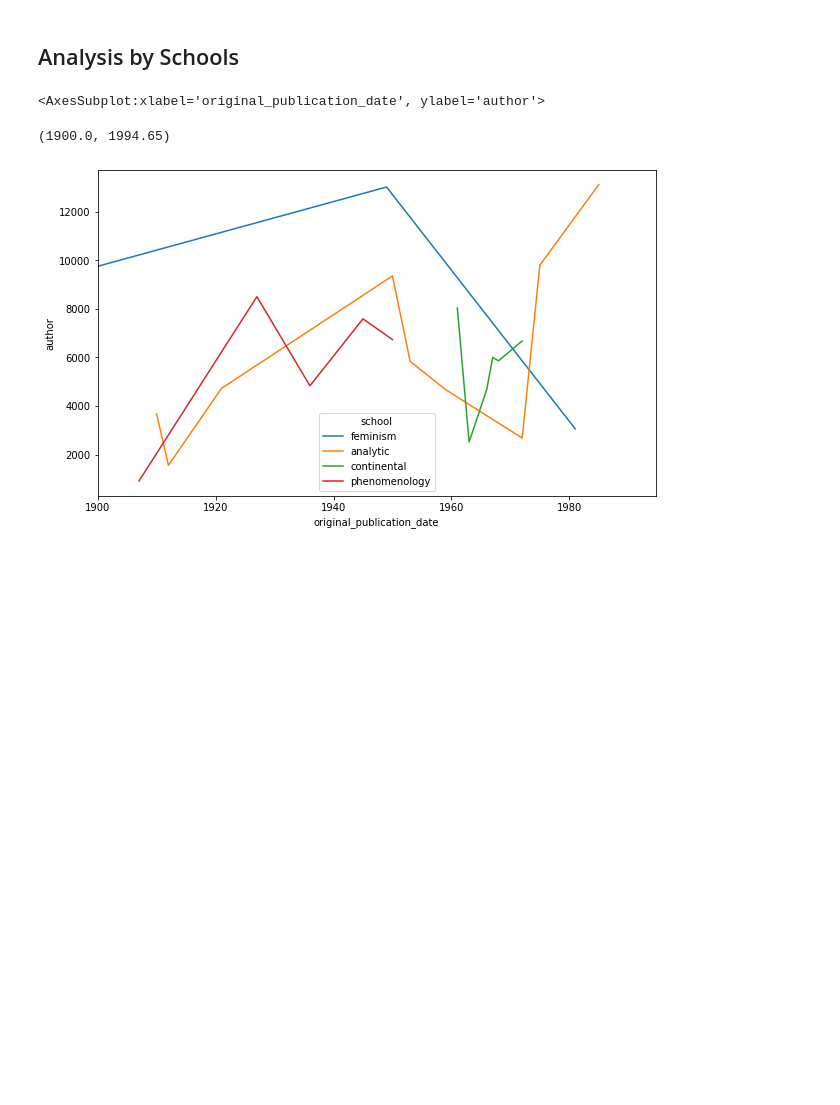
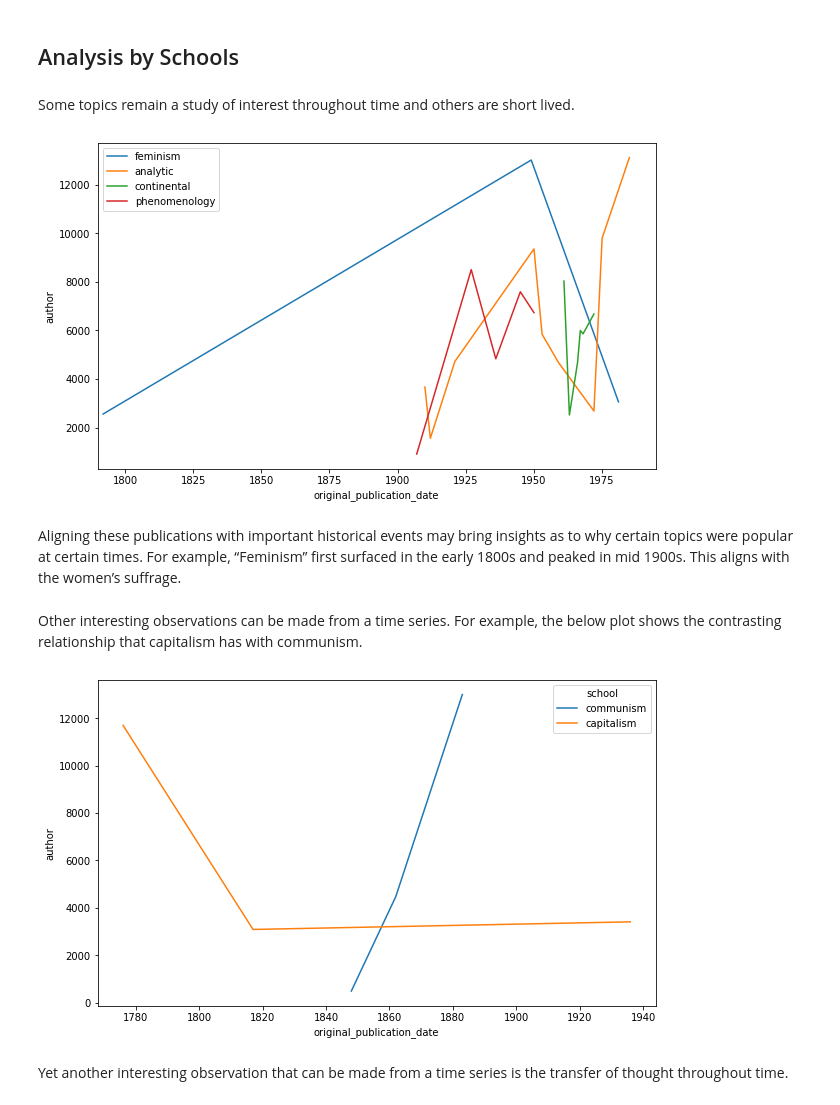
Before and after one commit to woonsupkim/NLP_Philosophy_DataStory, a Jupyter notebook: Project1.ipynb, the cells around one changed output. Saved outputs shown, nothing was run; the diff lists cells and outputs as text; code cells hidden in the pictures; blank space fills up the shorter version.

```diff
--- a/Project1.ipynb
+++ b/Project1.ipynb
@@ -254,6 +227,7 @@ sns.countplot(y = 'author', data = df_stoicism, palette = 'flare')
 # %% [markdown]
 ## Analysis by Schools
 # %%
+df_modern = df2[df2['original_publication_date'] >= 1000]
 df_time = df_modern.groupby(["school",'original_publication_date'])['author'].count().reset_index()
 
 df_time_1900 = df_time[df_time['original_publication_date'] >= 1900]
@@ -271,15 +245,28 @@ df_time_2 = pd.concat([df_time[df_time['school'] == 'communism'], df_time[df_tim
 # fig,ax = plt.subplots()
 # fig.set_size_inches(10,6)
 # sns.lineplot(x='original_publication_date', y= 'author', hue = 'school', data = df_time);
+# %% [markdown]
+Some topics remain a study of interest throughout time and others are short lived.
+# %%
+fig,ax = plt.subplots()
+fig.set_size_inches(10,6)
+sns.lineplot(x='original_publication_date', y= 'author', hue = 'school', data = df_time_1900);
+ax.set_xlim(1790, );
+plt.legend(loc='upper left');
+# %% [output]
+[figure, added]
+# %% [markdown]
+Aligning these publications with important historical events may bring insights as to why certain topics were popular at certain times. For example, “Feminism” first surfaced in the early 1800s and peaked in mid 1900s. This aligns with the women’s suffrage.
+# %% [markdown]
+Other interesting observations can be made from a time series. For example, the below plot shows the contrasting relationship that capitalism has with communism.
 # %%
 fig,ax = plt.subplots()
 fig.set_size_inches(10,6)
-sns.lineplot(x='original_publication_date', y= 'author', hue = 'school', data = df_time_1900)
-ax.set_xlim(1900, )
+sns.lineplot(x='original_publication_date', y= 'author', hue = 'school', data = df_time_2);
 # %% [output]
-<AxesSubplot:xlabel='original_publication_date', ylabel='author'>
-(1900.0, 1994.65)
-[figure, old version]
+[figure, new version]
+# %% [markdown]
+Yet another interesting observation that can be made from a time series is the transfer of thought throughout time.
 # %%
 fig,ax = plt.subplots()
 fig.set_size_inches(10,6)
```
Also changed, not shown: parts of 38 cells of this notebook, 1 other file.
